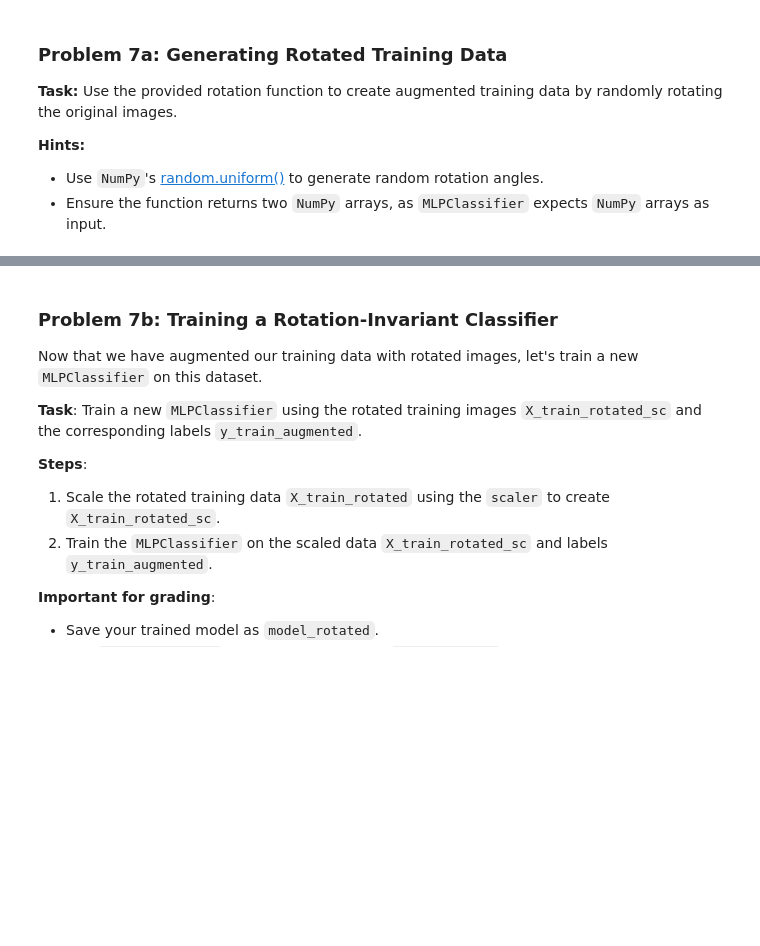
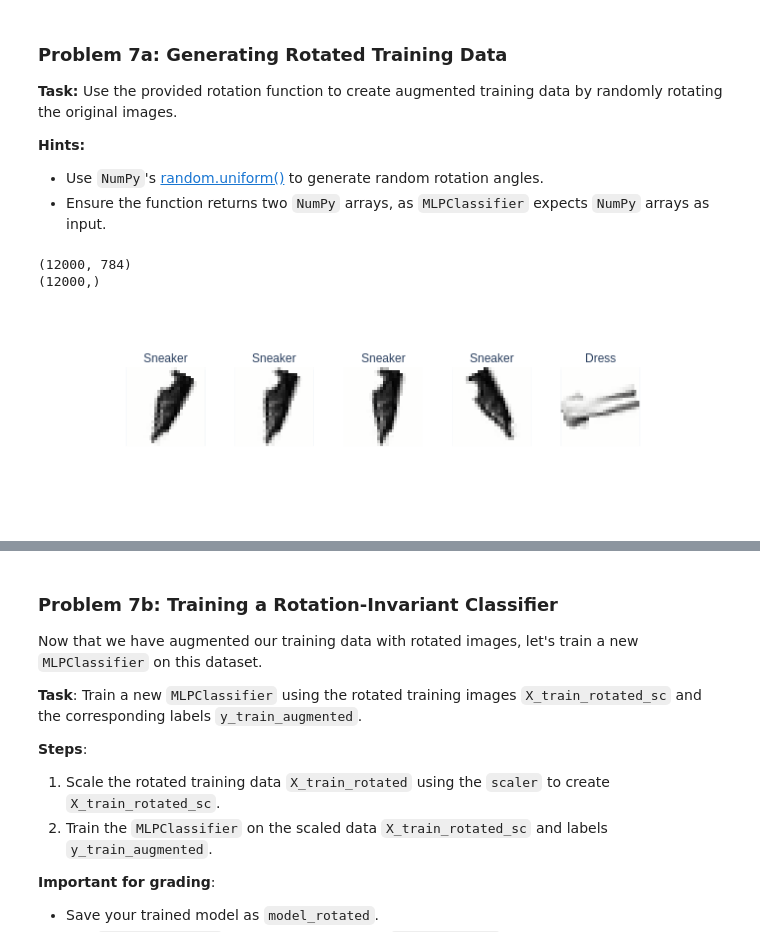
Before and after one commit to AshfordLee/Stanford_CS189, a Jupyter notebook: FA25/hw/hw1/fashion_pt_2.ipynb, the cells around one changed output, grey strips where cells are left out. Saved outputs shown, nothing was run; the diff lists cells and outputs as text; code cells hidden in the pictures; blank space fills up the shorter version.

```diff
--- a/FA25/hw/hw1/fashion_pt_2.ipynb
+++ b/FA25/hw/hw1/fashion_pt_2.ipynb
@@ -578,27 +764,50 @@ Use the provided rotation function to create augmented training data by randomly
 # %%
 def randomly_rotate_images(images, num_rotations_per_image=5):
   """
   Create training data by rotating original images and storing the rotation angles as labels.
   Params:
     - images: numpy array of shape (n_images, 784)
     - num_rotations_per_image: int, number of rotations to perform per image
   Returns:
     - X_augmented: numpy array of shape (n_images * num_rotations_per_image, 784)
     - y_rotations: numpy array of shape (n_images * num_rotations_per_image,)
   """
   # TODO: Implement this function
-  ...
-  raise NotImplementedError("Not implemented")
+
+  X_augmented=[]
+  y_rotations=[]
+
+  for image in images:
+    angles=np.random.uniform(low=0,high=360,size=num_rotations_per_image)
+
+    image_2d=image.reshape(28,28)
+
+    for angle in angles:
+      rotated_2d=rotate(image_2d,angle,reshape=False,cval=0,order=1)
+
+      rotated_1d=rotated_2d.flatten()
+
+      X_augmented.append(rotated_1d)
+      y_rotations.append(angle)
+
+
+  return np.array(X_augmented),np.array(y_rotations)
+  # raise NotImplementedError("Not implemented")
 
 X_train = X_train[:3000]
 y_train = y_train[:3000]
 
 num_rotations_per_image = 4
 X_train_rotated, y_train_rotations = randomly_rotate_images(X_train, num_rotations_per_image)
 y_train_augmented = np.array([y for label in y_train for y in [label]*num_rotations_per_image])
+# y_train_augmented = np.repeat(y_train, num_rotations_per_image)
 print(X_train_rotated.shape)
 print(y_train_augmented.shape)
 
 show_images(X_train_rotated, max_images=5, ncols=5, labels=y_train_augmented, reshape=True)
+# %% [output]
+(12000, 784)
+(12000,)
+[figure, added]
 # %%
 grader.check("q7a")
```
Also changed, not shown: parts of 51 cells of this notebook, 7 other files.
